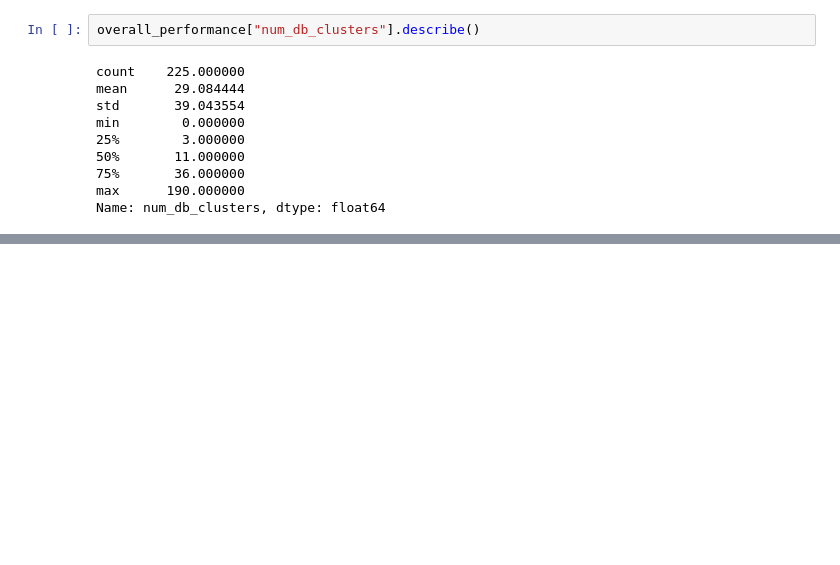
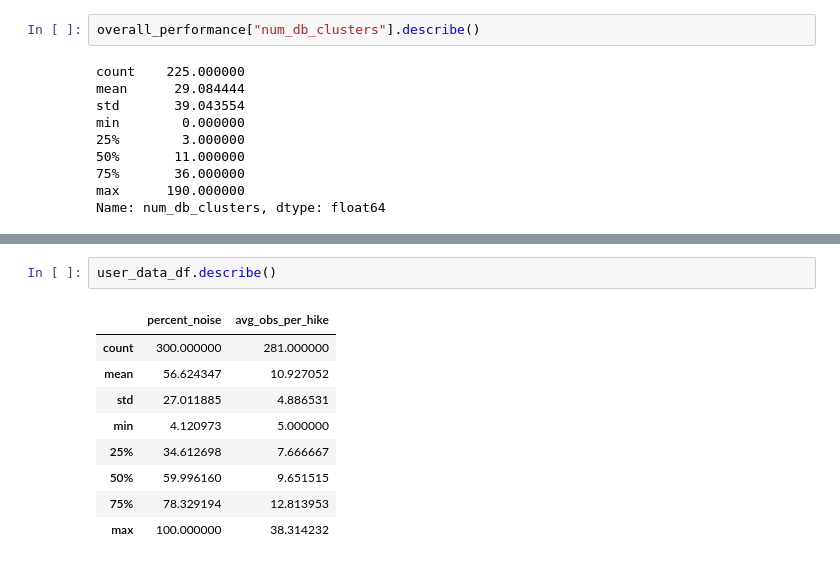
Before and after one commit to mccoolgrime/BrainStationCapstone, a Jupyter notebook: notebooks/Applying ML to Find User Hikes - Comparing Users.ipynb, the cells around one changed output, grey strips where cells are left out. Cells and saved outputs as stored; diff of their text form; blank space fills up the shorter version.

```diff
--- a/notebooks/Applying ML to Find User Hikes - Comparing Users.ipynb
+++ b/notebooks/Applying ML to Find User Hikes - Comparing Users.ipynb
@@ -1078,0 +1197,12 @@ Name: num_db_clusters, dtype: float64
+# %%
+user_data_df.describe()
+# %% [output]
+|  | percent_noise | avg_obs_per_hike |
+| count | 300.000000 | 281.000000 |
+| mean | 56.624347 | 10.927052 |
+| std | 27.011885 | 4.886531 |
+| min | 4.120973 | 5.000000 |
+| 25% | 34.612698 | 7.666667 |
+| 50% | 59.996160 | 9.651515 |
+| 75% | 78.329194 | 12.813953 |
+| max | 100.000000 | 38.314232 |
```
Also changed, not shown: parts of 19 cells of this notebook.
